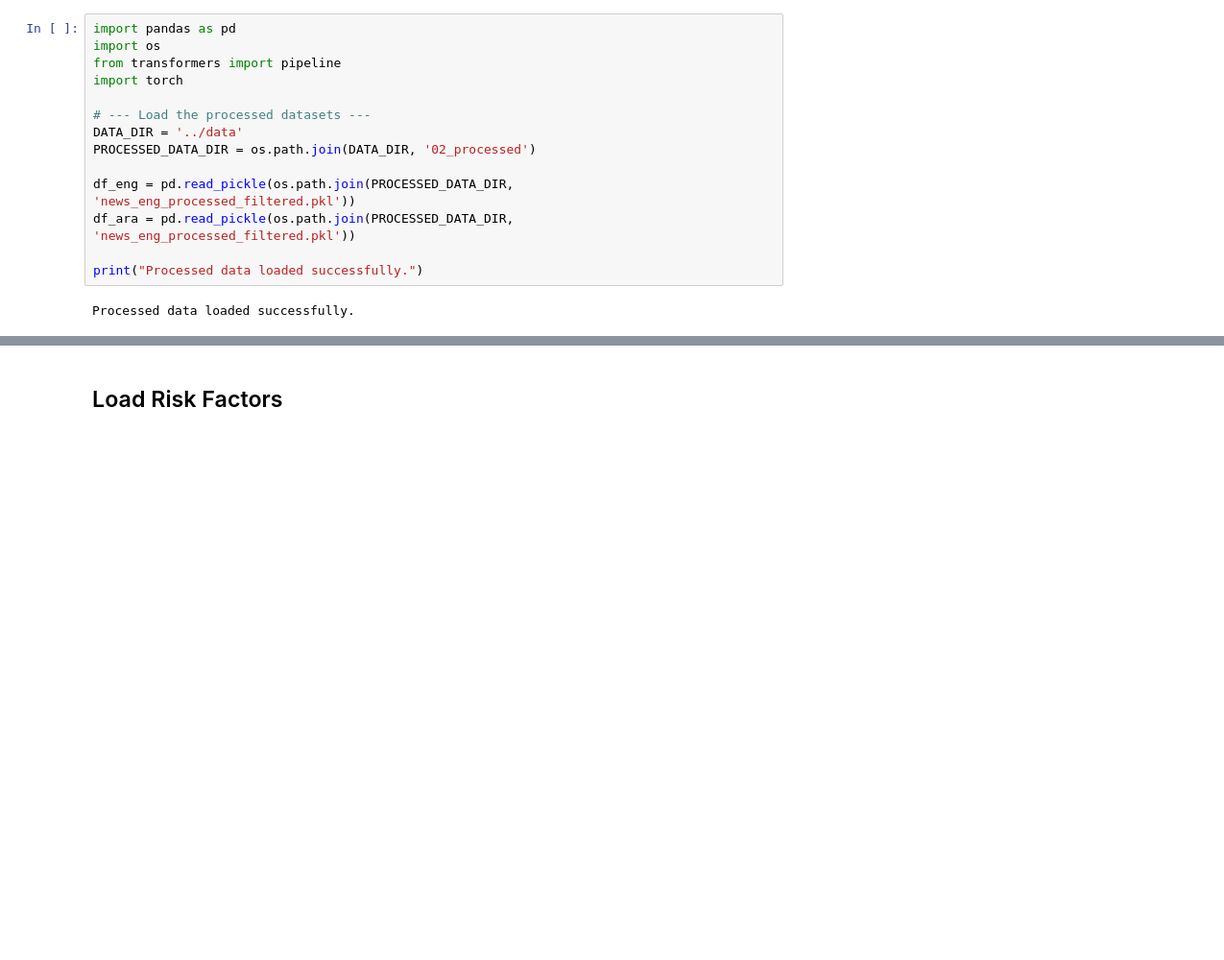
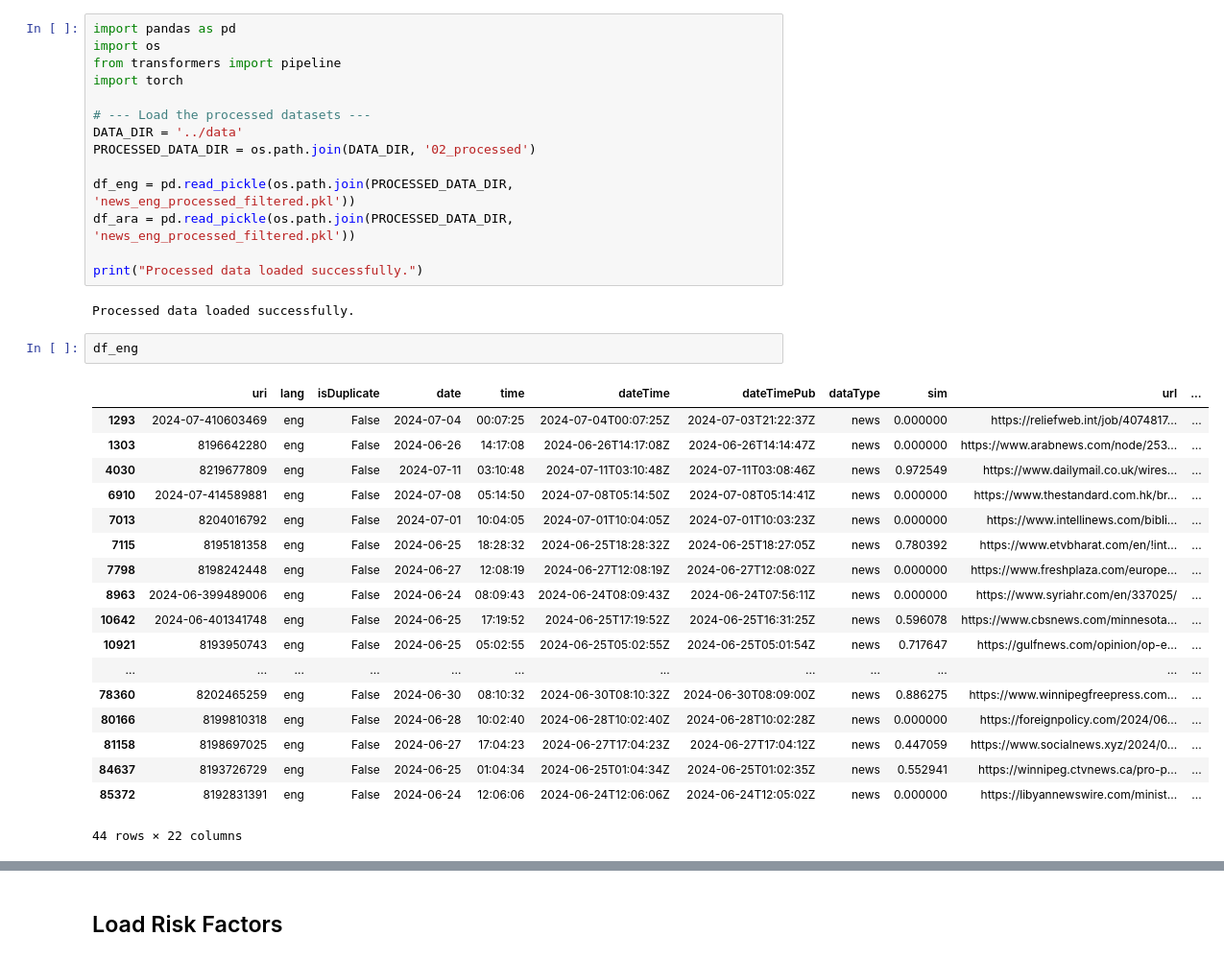
Before and after one commit to AdamPrzychodni/food-crisis-early-warning-system-research, a Jupyter notebook: notebooks/03_model_selection.ipynb, the cells around one changed output, grey strips where cells are left out. Shown: that part at 96% size. Drawn from its saved outputs; the diff is of its cells as text; blank space fills up the shorter version.

```diff
--- a/notebooks/03_model_selection.ipynb
+++ b/notebooks/03_model_selection.ipynb
@@ -27,3 +29,24 @@ df_ara = pd.read_pickle(os.path.join(PROCESSED_DATA_DIR, 'news_eng_processed_fil
 print("Processed data loaded successfully.")
 # %% [output]
 Processed data loaded successfully.
+# %%
+df_eng
+# %% [output]
+|  | uri | lang | isDuplicate | date | time | dateTime | dateTimePub | dataType | sim | url | ... |
+| 1293 | 2024-07-410603469 | eng | False | 2024-07-04 | 00:07:25 | 2024-07-04T00:07:25Z | 2024-07-03T21:22:37Z | news | 0.000000 | https://reliefweb.int/job/4074817... | ... |
+| 1303 | 8196642280 | eng | False | 2024-06-26 | 14:17:08 | 2024-06-26T14:17:08Z | 2024-06-26T14:14:47Z | news | 0.000000 | https://www.arabnews.com/node/253... | ... |
+| 4030 | 8219677809 | eng | False | 2024-07-11 | 03:10:48 | 2024-07-11T03:10:48Z | 2024-07-11T03:08:46Z | news | 0.972549 | https://www.dailymail.co.uk/wires... | ... |
+| 6910 | 2024-07-414589881 | eng | False | 2024-07-08 | 05:14:50 | 2024-07-08T05:14:50Z | 2024-07-08T05:14:41Z | news | 0.000000 | https://www.thestandard.com.hk/br... | ... |
+| 7013 | 8204016792 | eng | False | 2024-07-01 | 10:04:05 | 2024-07-01T10:04:05Z | 2024-07-01T10:03:23Z | news | 0.000000 | https://www.intellinews.com/bibli... | ... |
+| 7115 | 8195181358 | eng | False | 2024-06-25 | 18:28:32 | 2024-06-25T18:28:32Z | 2024-06-25T18:27:05Z | news | 0.780392 | https://www.etvbharat.com/en/!int... | ... |
+| 7798 | 8198242448 | eng | False | 2024-06-27 | 12:08:19 | 2024-06-27T12:08:19Z | 2024-06-27T12:08:02Z | news | 0.000000 | https://www.freshplaza.com/europe... | ... |
+| 8963 | 2024-06-399489006 | eng | False | 2024-06-24 | 08:09:43 | 2024-06-24T08:09:43Z | 2024-06-24T07:56:11Z | news | 0.000000 | https://www.syriahr.com/en/337025/ | ... |
+| 10642 | 2024-06-401341748 | eng | False | 2024-06-25 | 17:19:52 | 2024-06-25T17:19:52Z | 2024-06-25T16:31:25Z | news | 0.596078 | https://www.cbsnews.com/minnesota... | ... |
+| 10921 | 8193950743 | eng | False | 2024-06-25 | 05:02:55 | 2024-06-25T05:02:55Z | 2024-06-25T05:01:54Z | news | 0.717647 | https://gulfnews.com/opinion/op-e... | ... |
+| ... | ... | ... | ... | ... | ... | ... | ... | ... | ... | ... | ... |
+| 78360 | 8202465259 | eng | False | 2024-06-30 | 08:10:32 | 2024-06-30T08:10:32Z | 2024-06-30T08:09:00Z | news | 0.886275 | https://www.winnipegfreepress.com... | ... |
+| 80166 | 8199810318 | eng | False | 2024-06-28 | 10:02:40 | 2024-06-28T10:02:40Z | 2024-06-28T10:02:28Z | news | 0.000000 | https://foreignpolicy.com/2024/06... | ... |
+| 81158 | 8198697025 | eng | False | 2024-06-27 | 17:04:23 | 2024-06-27T17:04:23Z | 2024-06-27T17:04:12Z | news | 0.447059 | https://www.socialnews.xyz/2024/0... | ... |
+| 84637 | 8193726729 | eng | False | 2024-06-25 | 01:04:34 | 2024-06-25T01:04:34Z | 2024-06-25T01:02:35Z | news | 0.552941 | https://winnipeg.ctvnews.ca/pro-p... | ... |
+| 85372 | 8192831391 | eng | False | 2024-06-24 | 12:06:06 | 2024-06-24T12:06:06Z | 2024-06-24T12:05:02Z | news | 0.000000 | https://libyannewswire.com/minist... | ... |
+44 rows × 22 columns
```
Also changed, not shown: parts of 6 cells of this notebook.
